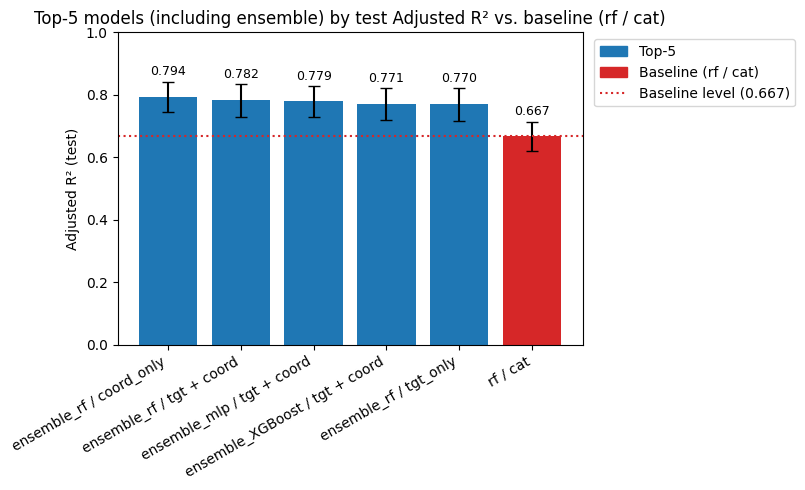
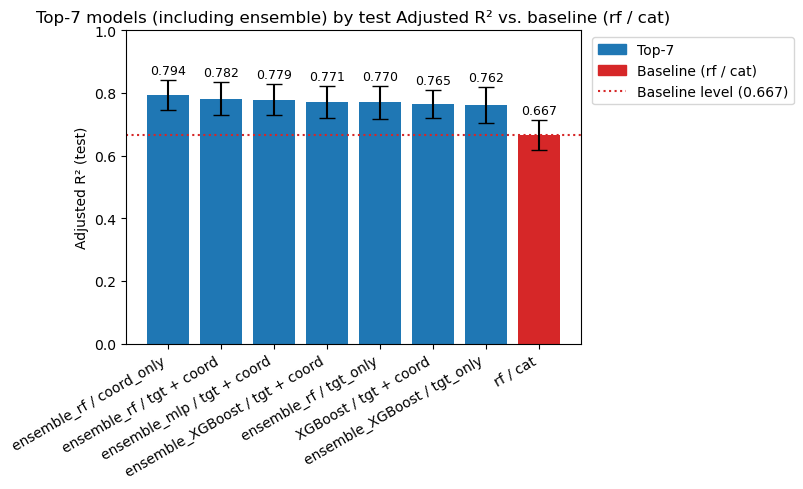
Unified diff of the notebook cell whose output changed from the first chart to the second:
--- before
+++ after
@@ -7,5 +7,5 @@
     plot_df["adjusted_r2_test"],
     yerr=plot_df["adjusted_r2_std"],
-    capsize=4,
+    capsize=6,
     color=colors,
 )
@@ -23,5 +23,5 @@
 ax.set_ylabel("Adjusted R² (test)")
 ax.set_title(
-    "Top-5 models (including ensemble) by test Adjusted R² vs. baseline (rf / cat)"
+    "Top-7 models (including ensemble) by test Adjusted R² vs. baseline (rf / cat)"
 )
 ax.set_ylim(0, 1)
@@ -43,5 +43,5 @@
 
 legend_handles = [
-    plt.Rectangle((0, 0), 1, 1, color="#1f77b4", label="Top-5"),
+    plt.Rectangle((0, 0), 1, 1, color="#1f77b4", label="Top-7"),
     plt.Rectangle((0, 0), 1, 1, color="#d62728", label="Baseline (rf / cat)"),
     plt.Line2D(

Commit: Real final visualization (top-5 to top-7)